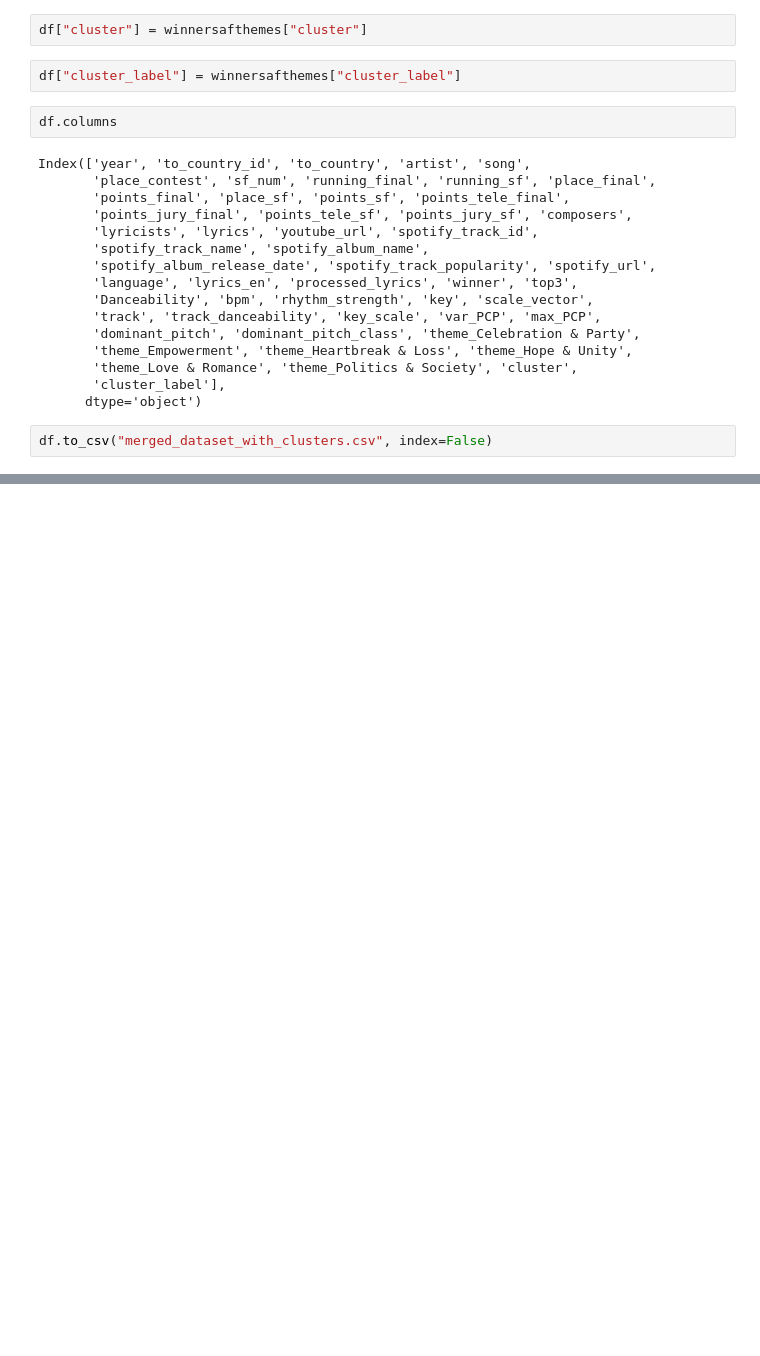
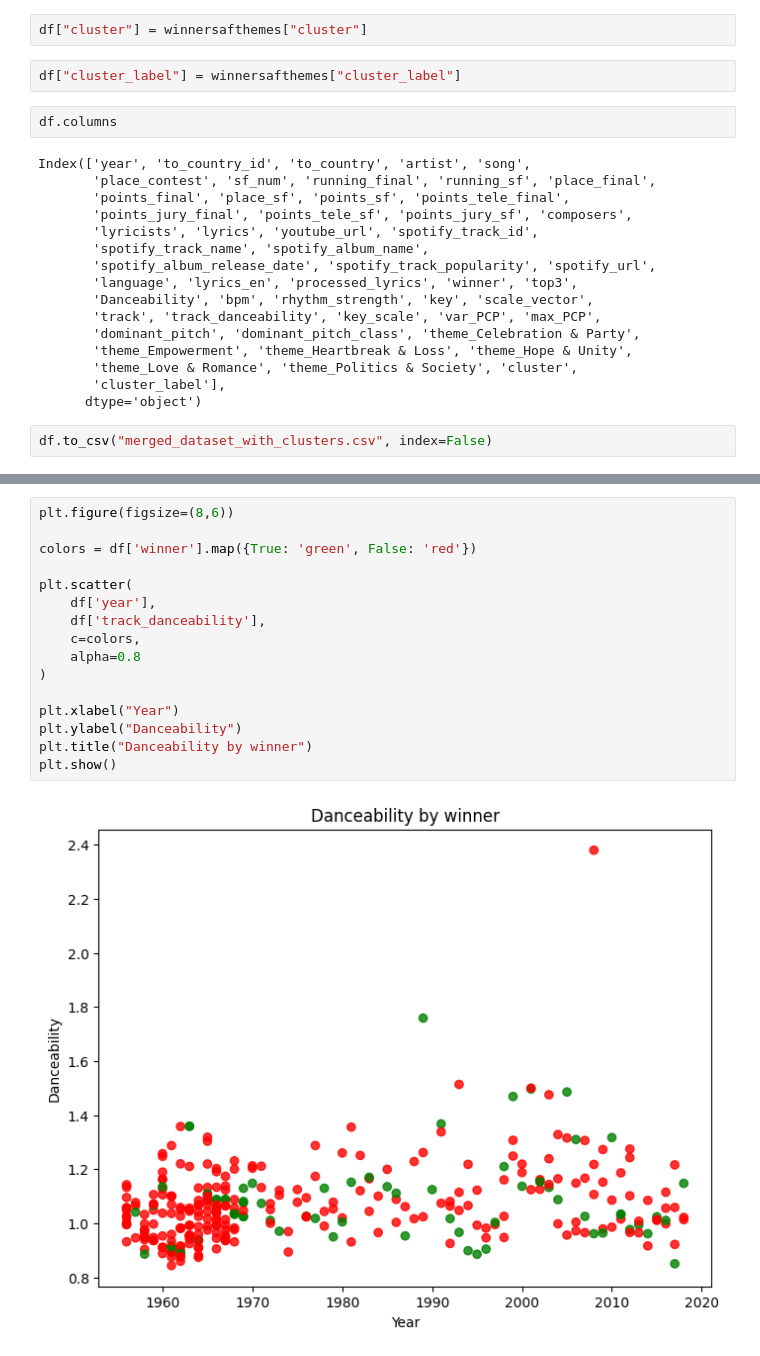
Before and after one commit to figgarnold/Eurovision, a Jupyter notebook: Analysis.ipynb, the cells around one changed output, grey strips where cells are left out. Drawn from its saved outputs; the diff is of its cells as text; blank space fills up the shorter version.

```diff
--- a/Analysis.ipynb
+++ b/Analysis.ipynb
@@ -356,0 +393,18 @@ df.to_csv("merged_dataset_with_clusters.csv", index=False)
+# %%
+plt.figure(figsize=(8,6))
+
+colors = df['winner'].map({True: 'green', False: 'red'})
+
+plt.scatter(
+    df['year'],
+    df['track_danceability'],
+    c=colors,
+    alpha=0.8
+)
+
+plt.xlabel("Year")
+plt.ylabel("Danceability")
+plt.title("Danceability by winner")
+plt.show()
+# %% [output]
+[figure, added]
```
Also changed, not shown: parts of 13 cells of this notebook, 2 other files.
